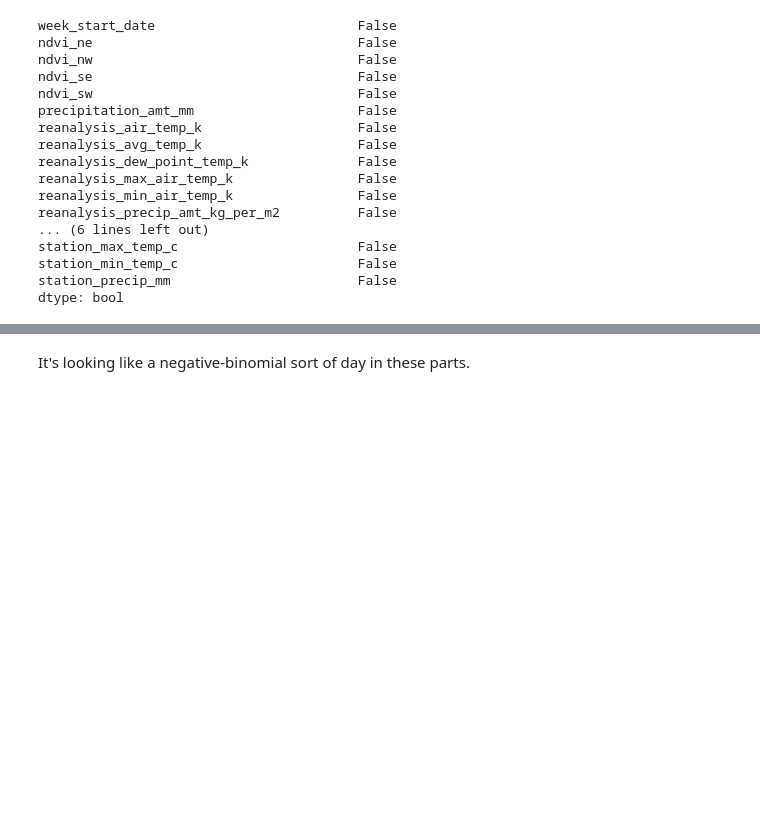
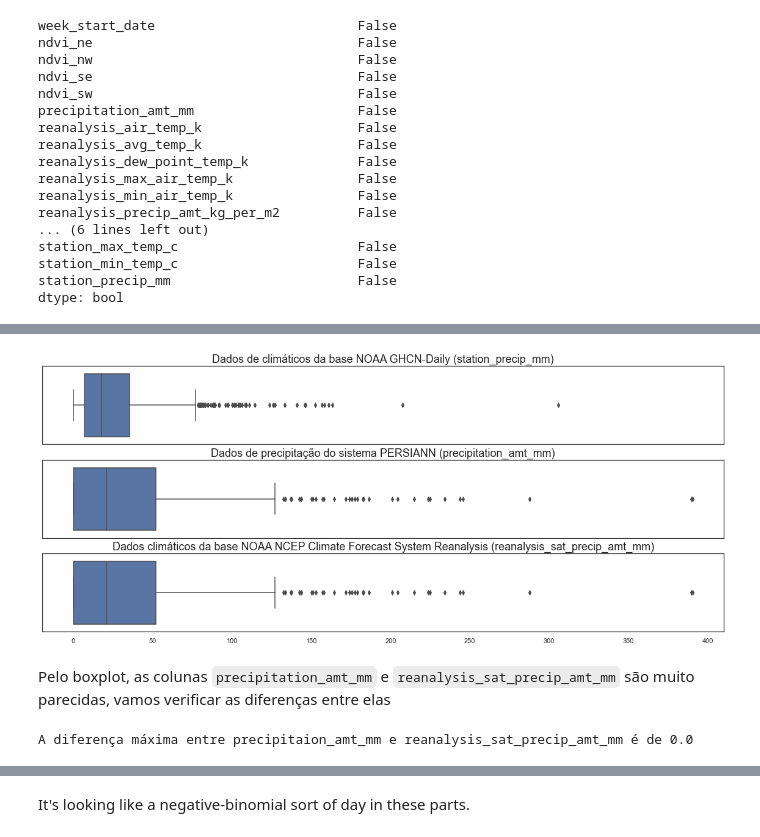
Before and after one commit to ciencia-dados-ifsp-grupo5/DengAI, a Jupyter notebook: notebooks/dengAI.ipynb, the cells around one changed output, grey strips where cells are left out. Drawn from its saved outputs; the diff is of its cells as text; code cells hidden in the pictures; blank space fills up the shorter version.

Commit message:
Precipitation Analytics
drop column precipitation_amt_mm

```diff
--- a/notebooks/dengAI.ipynb
+++ b/notebooks/dengAI.ipynb
@@ -307,0 +326,24 @@ dtype: bool
+# %%
+fig, axs = plt.subplots(3, sharex=True, figsize=(20,8))
+
+sns.boxplot(x=sj_features.station_precip_mm, ax=axs[0])
+axs[0].set_title('Dados de climáticos da base NOAA GHCN-Daily (station_precip_mm)' )
+axs[0].set_xlabel('')
+
+sns.boxplot(x=sj_features.precipitation_amt_mm , ax=axs[1])
+axs[1].set_title('Dados de precipitação do sistema PERSIANN (precipitation_amt_mm)')
+axs[1].set_xlabel('')
+
+sns.boxplot(x=sj_features.reanalysis_sat_precip_amt_mm , ax=axs[2])
+axs[2].set_title('Dados climáticos da base NOAA NCEP Climate Forecast System Reanalysis (reanalysis_sat_precip_amt_mm)')
+axs[2].set_xlabel('')
+
+plt.show()
+# %% [output]
+[figure, added]
+# %% [markdown]
+Pelo boxplot, as colunas `precipitation_amt_mm` e `reanalysis_sat_precip_amt_mm` são muito parecidas, vamos verificar as diferenças entre elas
+# %%
+print(f'A diferença máxima entre precipitaion_amt_mm e reanalysis_sat_precip_amt_mm é de {(sj_features.precipitation_amt_mm  - sj_features.reanalysis_sat_precip_amt_mm ).max()}')
+# %% [output]
+A diferença máxima entre precipitaion_amt_mm e reanalysis_sat_precip_amt_mm é de 0.0
```
Also changed, not shown: parts of 20 cells of this notebook.
